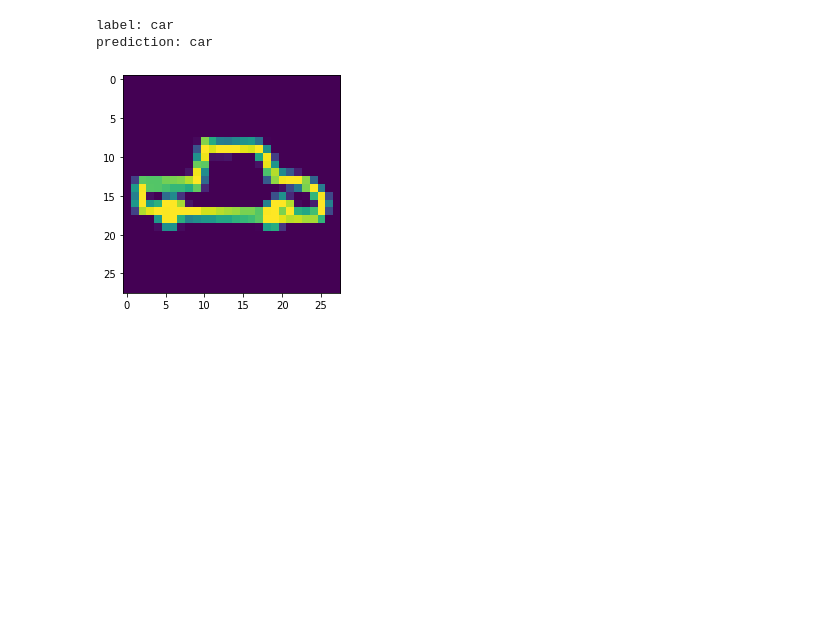
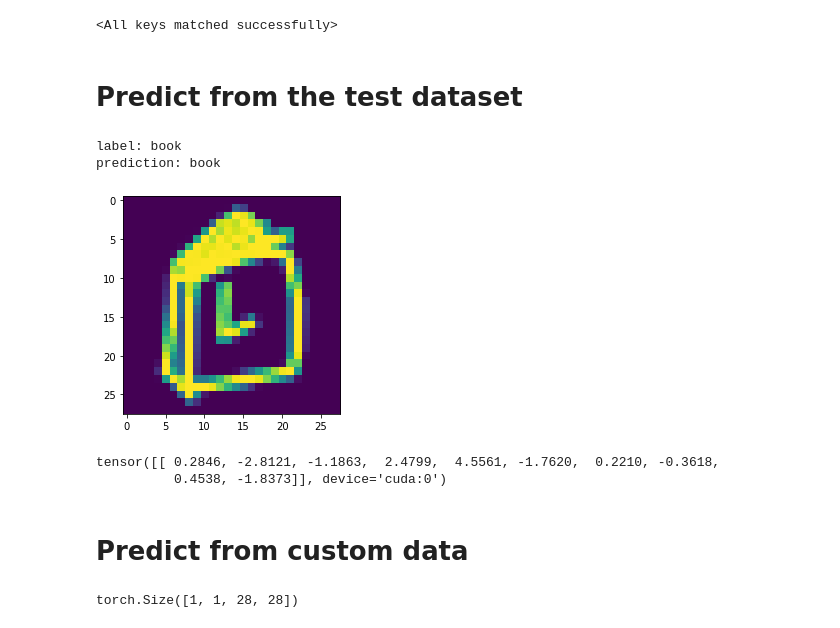
Before and after one commit to Teo03/PicPredict, a Jupyter notebook: predict.ipynb, the cells around one changed output. Saved outputs shown, nothing was run; the diff lists cells and outputs as text; code cells hidden in the pictures; blank space fills up the shorter version.

Commit message:
fix predictions

```diff
--- a/predict.ipynb
+++ b/predict.ipynb
@@ -24,26 +24,38 @@ def resnet50():
 # %%
 model = resnet50().cuda()
 model.load_state_dict(torch.load('./models/model.pth'))
-dataset = load_dataset('test')
+# %% [output]
+<All keys matched successfully>
+# %% [markdown]
+# Predict from the test dataset
 # %%
 test_data = DrawingsDataset(mtype="test")
-test_loader = torch.utils.data.DataLoader(test_data, batch_size=10, shuffle=True)
+test_loader = torch.utils.data.DataLoader(test_data, batch_size=1, shuffle=True)
 
-dataiter = iter(test_loader)
+with torch.no_grad():
+    dataiter = iter(test_loader)
 
-drawings, labels = dataiter.next()
-drawings = drawings.view(-1, 1, 28, 28).cuda()
+    drawings, labels = dataiter.next()
+    drawings = drawings.view(-1, 1, IMAGE_SIZE, IMAGE_SIZE).cuda()
+    drawings /= 255.0
 
+    model.eval()
+    outputs = model(drawings)
+    _, predicted = torch.max(outputs, 1)
 
-outputs = model(drawings)
-_, predicted = torch.max(outputs, 1)
+    i = 0
 
-i = 2
-
-imshow(drawings[i].view(28, 28).cpu())
-print(f'label: {CLASSES[labels[i]]}')
-print(f'prediction: {CLASSES[predicted[i]]}')
+    imshow(drawings[i].view(28, 28).cpu())
+    print(f'label: {CLASSES[labels[i]]}')
+    print(f'prediction: {CLASSES[predicted[i]]}')
 # %% [output]
-label: car
-prediction: car
+label: book
+prediction: book
-[figure, old version]
+[figure, new version]
+# %%
+outputs
+# %% [output]
+tensor([[ 0.2846, -2.8121, -1.1863,  2.4799,  4.5561, -1.7620,  0.2210, -0.3618,
+          0.4538, -1.8373]], device='cuda:0')
+# %% [markdown]
+# Predict from custom data
@@ -49,0 +147,8 @@ prediction: car
+# %%
+# convert raw list to pytorch tensor and normalize it
+x = torch.FloatTensor(x)
+x = x.view(-1, 1, IMAGE_SIZE, IMAGE_SIZE).cuda()
+x = x / 255.0
+x.shape
+# %% [output]
+torch.Size([1, 1, 28, 28])
```
Also changed, not shown: parts of 3 cells of this notebook.
